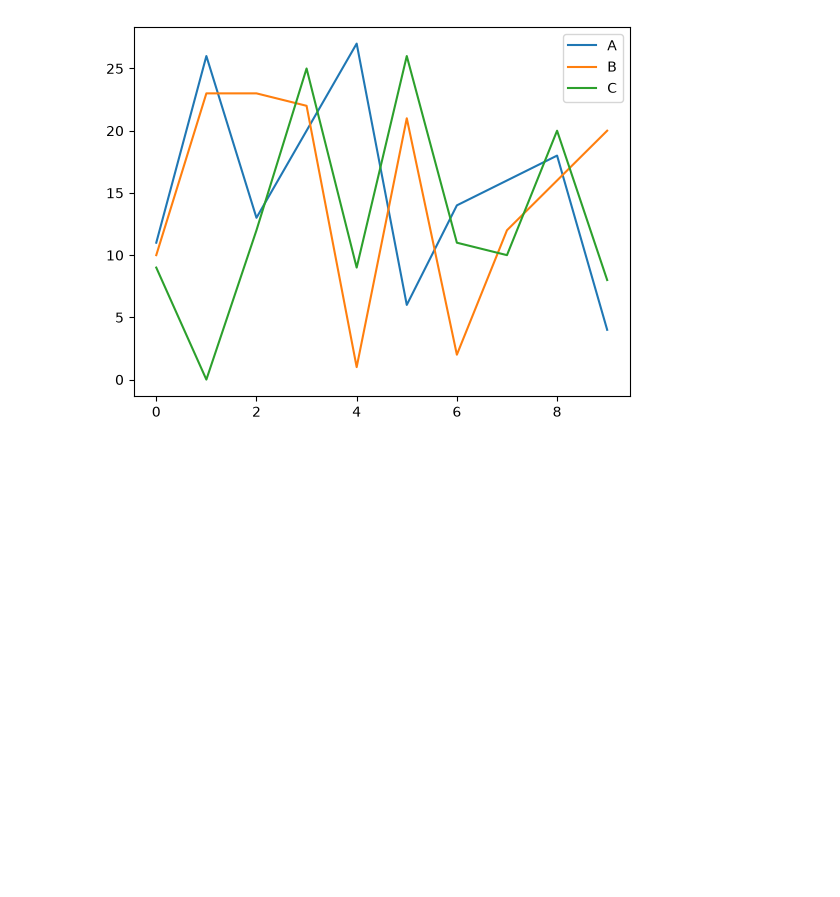
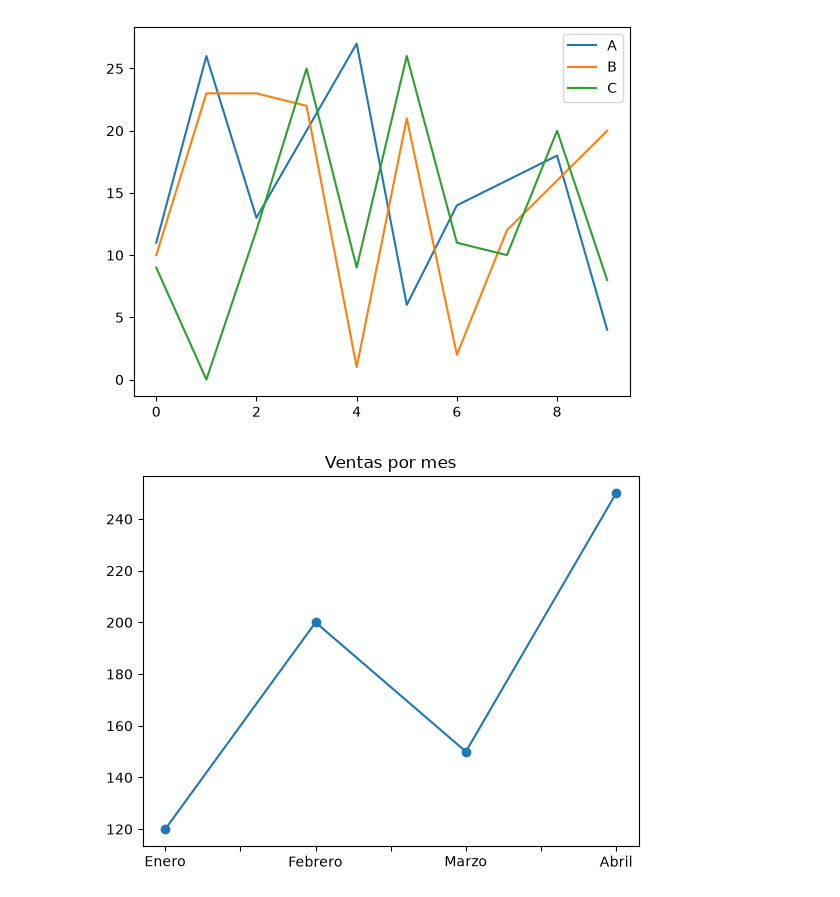
Before and after one commit to andres112/Advanced-Python, a Jupyter notebook: various.ipynb, the cells around one changed output. Drawn from its saved outputs; the diff is of its cells as text; code cells hidden in the pictures; blank space fills up the shorter version.

Commit message:
chore:  pandas with matplotlib plot method

```diff
--- a/various.ipynb
+++ b/various.ipynb
@@ -103,3 +103,102 @@ frame.plot()
 plt.show()
 # %% [output]
 [figure]
+# %%
+import numpy as np
+import pandas as pd
+import matplotlib.pyplot as plt
+
+# Datos para gráficos categóricos
+ventas = pd.Series(
+    [120, 200, 150, 250],
+    index=["Enero", "Febrero", "Marzo", "Abril"]
+)
+
+# Datos para estudiar una distribución
+np.random.seed(42)
+datos = pd.Series(np.random.normal(100, 15, 500))
+
+
+# ============================================================
+# LINE
+# Evolución o tendencia
+# ============================================================
+
+ventas.plot(kind="line", marker="o", title="Ventas por mes")
+plt.show()
+
+
+# ============================================================
+# BAR
+# Comparación entre categorías
+# ============================================================
+
+ventas.plot(kind="bar", title="Ventas por mes")
+plt.show()
+
+
+# ============================================================
+# BARH
+# Comparación horizontal entre categorías
+# ============================================================
+
+ventas.plot(kind="barh", title="Ventas por mes")
+plt.show()
+
+
+# ============================================================
+# PIE
+# Participación de cada elemento sobre el total
+# ============================================================
+
+ventas.plot(
+    kind="pie",
+    autopct="%1.1f%%",
+    title="Distribución de ventas"
+)
+
+plt.ylabel("")
+plt.show()
+
+
+# ============================================================
+# HIST
+# Frecuencia de valores numéricos por intervalos
+# ============================================================
+
+datos.plot(
+    kind="hist",
+    bins=20,
+    title="Distribución de valores"
+)
+
+plt.show()
+
+
+# ============================================================
+# AREA
+# Evolución destacando el área bajo la curva
+# ============================================================
+
+ventas.plot(
+    kind="area",
+    alpha=0.5,
+    title="Evolución de ventas"
+)
+
+plt.show()
+
+
+# ============================================================
+# KDE / DENSITY
+# Estimación suavizada de una distribución
+# ============================================================
+
+datos.plot(
+    kind="kde",
+    title="Densidad de los valores"
+)
+
+plt.show()
+# %% [output]
+[figure, added]
```
Also changed, not shown: parts of 1 cell of this notebook.
